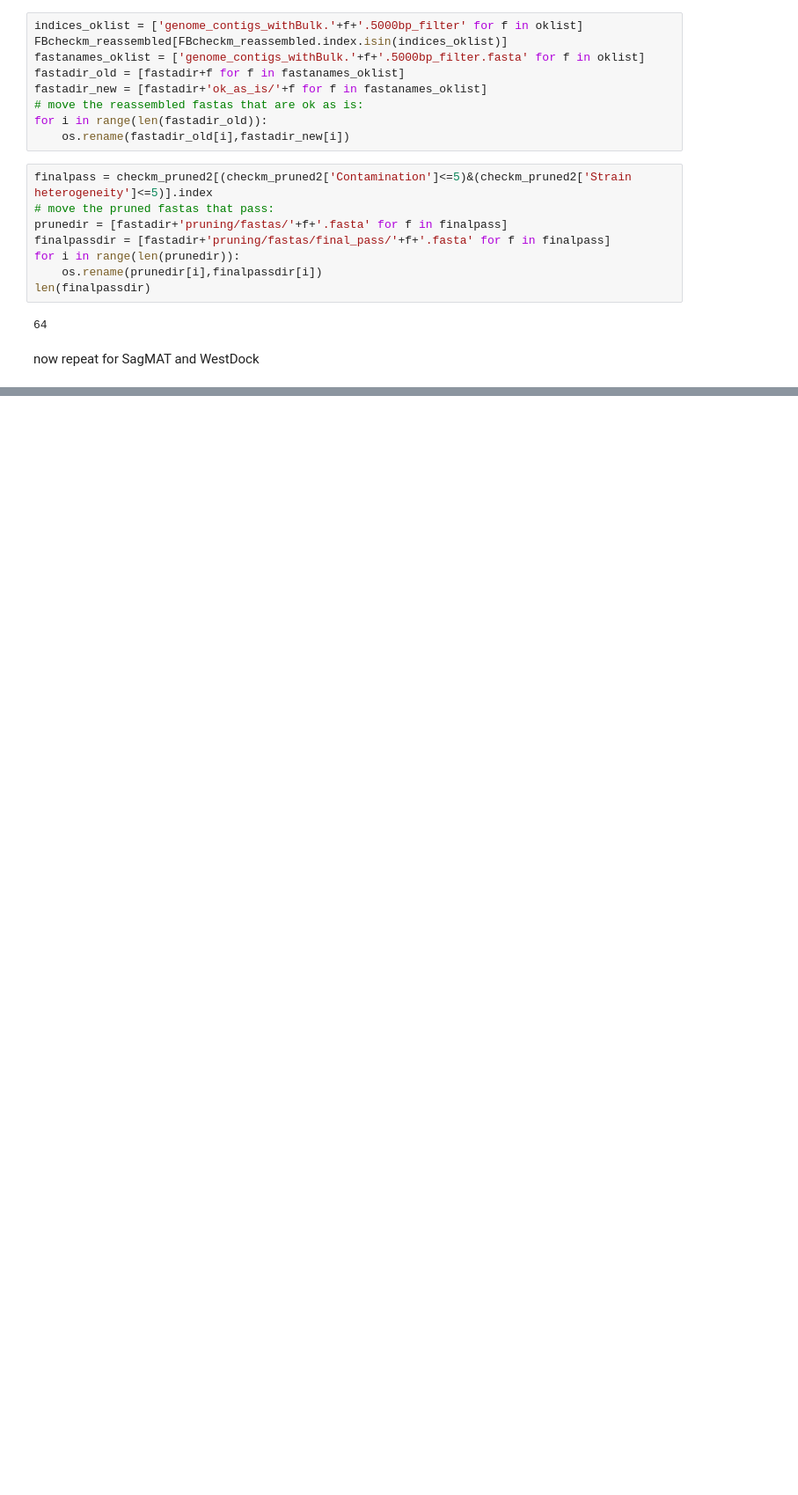
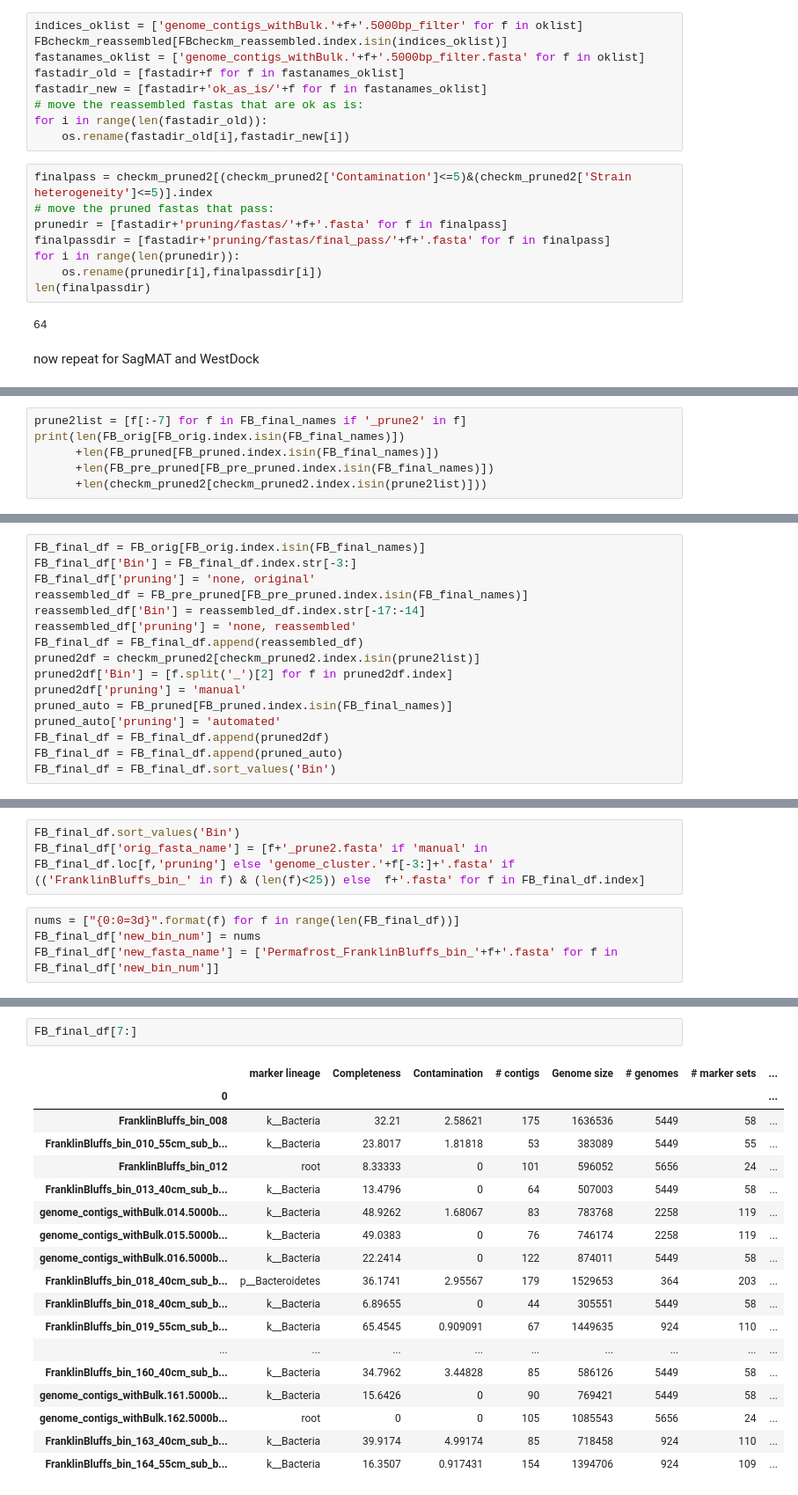
Before and after one commit to BojkArth/minimeta_notebooks, a Jupyter notebook: 201901_postReassemblyPruning.ipynb, the cells around one changed output, grey strips where cells are left out. Shown at 88% size. Drawn from its saved outputs; the diff is of its cells as text; blank space fills up the shorter version.

```diff
--- a/201901_postReassemblyPruning.ipynb
+++ b/201901_postReassemblyPruning.ipynb
@@ -359,0 +403,6 @@ FB_pruned[(FB_pruned['Contamination']<=5)&(FB_pruned['Strain heterogeneity']<=5)
+# %%
+prune2list = [f[:-7] for f in FB_final_names if '_prune2' in f]
+print(len(FB_orig[FB_orig.index.isin(FB_final_names)])
+      +len(FB_pruned[FB_pruned.index.isin(FB_final_names)])
+      +len(FB_pre_pruned[FB_pre_pruned.index.isin(FB_final_names)])
+      +len(checkm_pruned2[checkm_pruned2.index.isin(prune2list)]))
@@ -359,0 +417,16 @@ FB_pruned[(FB_pruned['Contamination']<=5)&(FB_pruned['Strain heterogeneity']<=5)
+# %%
+FB_final_df = FB_orig[FB_orig.index.isin(FB_final_names)]
+FB_final_df['Bin'] = FB_final_df.index.str[-3:]
+FB_final_df['pruning'] = 'none, original'
+reassembled_df = FB_pre_pruned[FB_pre_pruned.index.isin(FB_final_names)]
+reassembled_df['Bin'] = reassembled_df.index.str[-17:-14]
+reassembled_df['pruning'] = 'none, reassembled'
+FB_final_df = FB_final_df.append(reassembled_df)
+pruned2df = checkm_pruned2[checkm_pruned2.index.isin(prune2list)]
+pruned2df['Bin'] = [f.split('_')[2] for f in pruned2df.index]
+pruned2df['pruning'] = 'manual'
+pruned_auto = FB_pruned[FB_pruned.index.isin(FB_final_names)]
+pruned_auto['pruning'] = 'automated'
+FB_final_df = FB_final_df.append(pruned2df)
+FB_final_df = FB_final_df.append(pruned_auto)
+FB_final_df = FB_final_df.sort_values('Bin')
@@ -359,0 +451,7 @@ FB_pruned[(FB_pruned['Contamination']<=5)&(FB_pruned['Strain heterogeneity']<=5)
+# %%
+FB_final_df.sort_values('Bin')
+FB_final_df['orig_fasta_name'] = [f+'_prune2.fasta' if 'manual' in FB_final_df.loc[f,'pruning'] else 'genome_cluster.'+f[-3:]+'.fasta' if (('FranklinBluffs_bin_' in f) & (len(f)<25)) else  f+'.fasta' for f in FB_final_df.index]
+# %%
+nums = ["{0:0=3d}".format(f) for f in range(len(FB_final_df))]
+FB_final_df['new_bin_num'] = nums
+FB_final_df['new_fasta_name'] = ['Permafrost_FranklinBluffs_bin_'+f+'.fasta' for f in FB_final_df['new_bin_num']]
@@ -359,0 +473,21 @@ FB_pruned[(FB_pruned['Contamination']<=5)&(FB_pruned['Strain heterogeneity']<=5)
+# %%
+FB_final_df[7:]
+# %% [output]
+|  | marker lineage | Completeness | Contamination | # contigs | Genome size | # genomes | # marker sets | ... |
+| 0 |  |  |  |  |  |  |  | ... |
+| FranklinBluffs_bin_008 | k__Bacteria | 32.21 | 2.58621 | 175 | 1636536 | 5449 | 58 | ... |
+| FranklinBluffs_bin_010_55cm_sub_b... | k__Bacteria | 23.8017 | 1.81818 | 53 | 383089 | 5449 | 55 | ... |
+| FranklinBluffs_bin_012 | root | 8.33333 | 0 | 101 | 596052 | 5656 | 24 | ... |
+| FranklinBluffs_bin_013_40cm_sub_b... | k__Bacteria | 13.4796 | 0 | 64 | 507003 | 5449 | 58 | ... |
+| genome_contigs_withBulk.014.5000b... | k__Bacteria | 48.9262 | 1.68067 | 83 | 783768 | 2258 | 119 | ... |
+| genome_contigs_withBulk.015.5000b... | k__Bacteria | 49.0383 | 0 | 76 | 746174 | 2258 | 119 | ... |
+| genome_contigs_withBulk.016.5000b... | k__Bacteria | 22.2414 | 0 | 122 | 874011 | 5449 | 58 | ... |
+| FranklinBluffs_bin_018_40cm_sub_b... | p__Bacteroidetes | 36.1741 | 2.95567 | 179 | 1529653 | 364 | 203 | ... |
+| FranklinBluffs_bin_018_40cm_sub_b... | k__Bacteria | 6.89655 | 0 | 44 | 305551 | 5449 | 58 | ... |
+| FranklinBluffs_bin_019_55cm_sub_b... | k__Bacteria | 65.4545 | 0.909091 | 67 | 1449635 | 924 | 110 | ... |
+| ... | ... | ... | ... | ... | ... | ... | ... | ... |
+| FranklinBluffs_bin_160_40cm_sub_b... | k__Bacteria | 34.7962 | 3.44828 | 85 | 586126 | 5449 | 58 | ... |
+| genome_contigs_withBulk.161.5000b... | k__Bacteria | 15.6426 | 0 | 90 | 769421 | 5449 | 58 | ... |
+| genome_contigs_withBulk.162.5000b... | root | 0 | 0 | 105 | 1085543 | 5656 | 24 | ... |
+| FranklinBluffs_bin_163_40cm_sub_b... | k__Bacteria | 39.9174 | 4.99174 | 85 | 718458 | 924 | 110 | ... |
+| FranklinBluffs_bin_164_55cm_sub_b... | k__Bacteria | 16.3507 | 0.917431 | 154 | 1394706 | 924 | 109 | ... |
```
Also changed, not shown: parts of 20 cells of this notebook, 2 other files.
